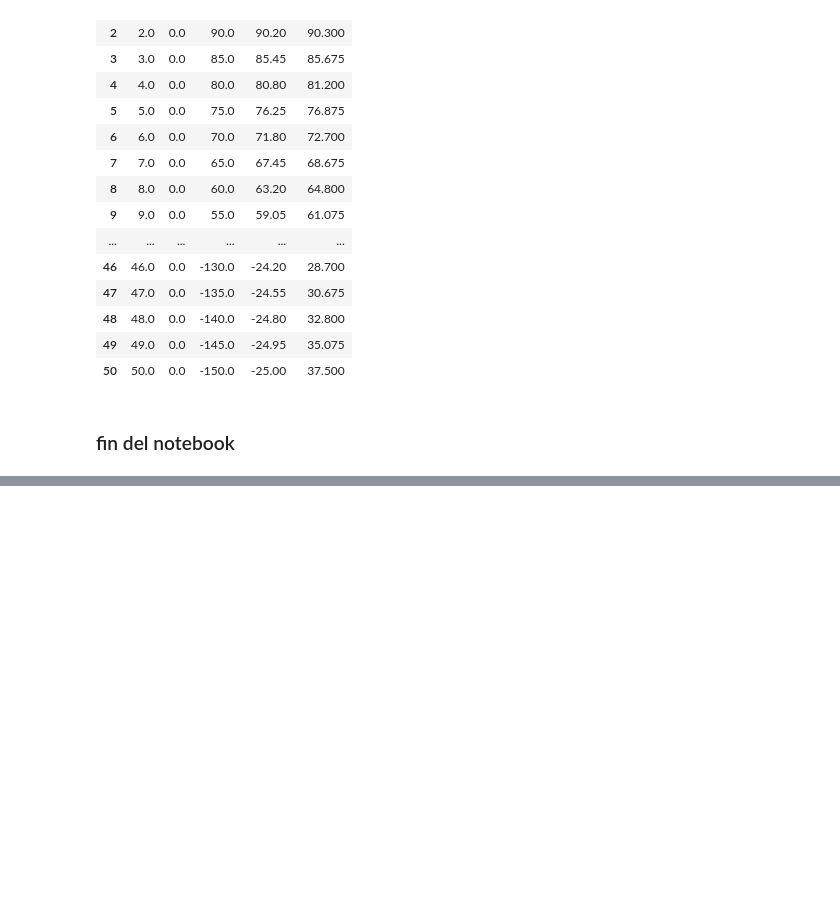
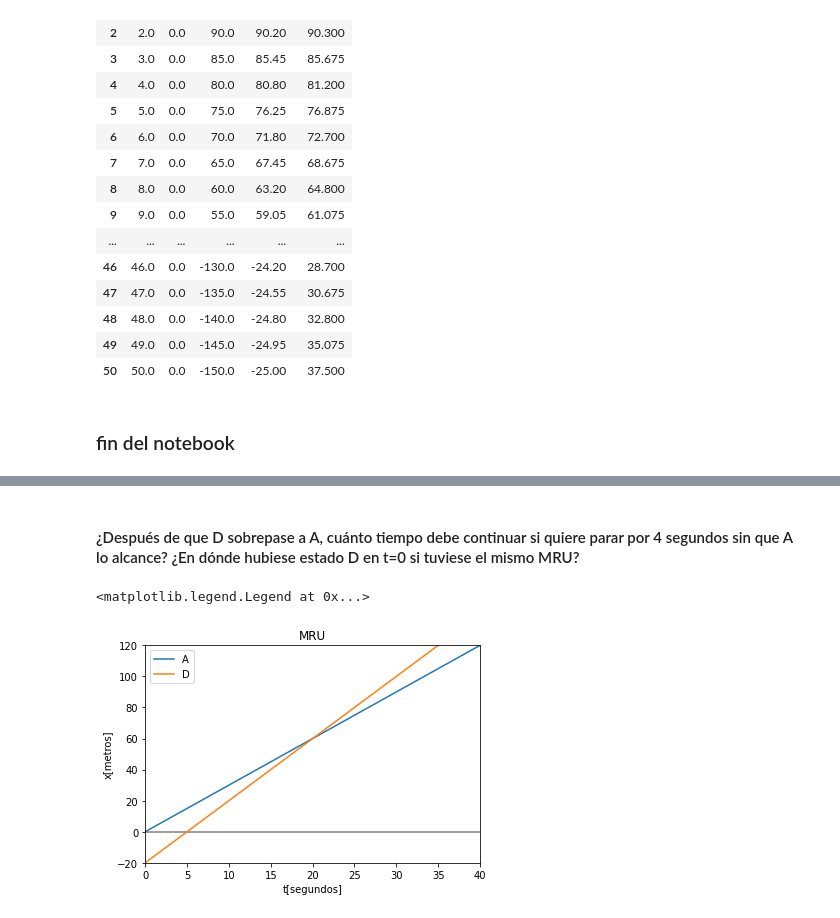
Before and after one commit to pahlen/simulaciones, a Jupyter notebook: Cinematica1.ipynb, the cells around one changed output, grey strips where cells are left out. Cells and saved outputs as stored; diff of their text form; code cells hidden in the pictures; blank space fills up the shorter version.

```diff
--- a/Cinematica1.ipynb
+++ b/Cinematica1.ipynb
@@ -236,0 +271,18 @@ dfr
+# %% [markdown]
+#### ¿Después de que D sobrepase a A, cuánto tiempo debe continuar si quiere parar por 4 segundos sin que A lo alcance? ¿En dónde hubiese estado D en t=0 si tuviese el mismo MRU?
+# %%
+plt.title("MRU")
+plt.plot(tlin,xlinA,label="A")
+plt.plot(tlin,xlinD,label="D")
+#forma alternativa
+#plt.plot(tlin,fAx(tlin))
+#plt.plot(tlin,fBx(tlin))
+plt.hlines(0,0,40,colors='gray')
+plt.ylabel("x[metros]")
+plt.xlabel("t[segundos]")
+plt.xlim(0,40)
+plt.ylim(-20,120)
+plt.legend()
+# %% [output]
+<matplotlib.legend.Legend at 0x...>
+[figure, added]
```
Also changed, not shown: parts of 7 cells of this notebook.
